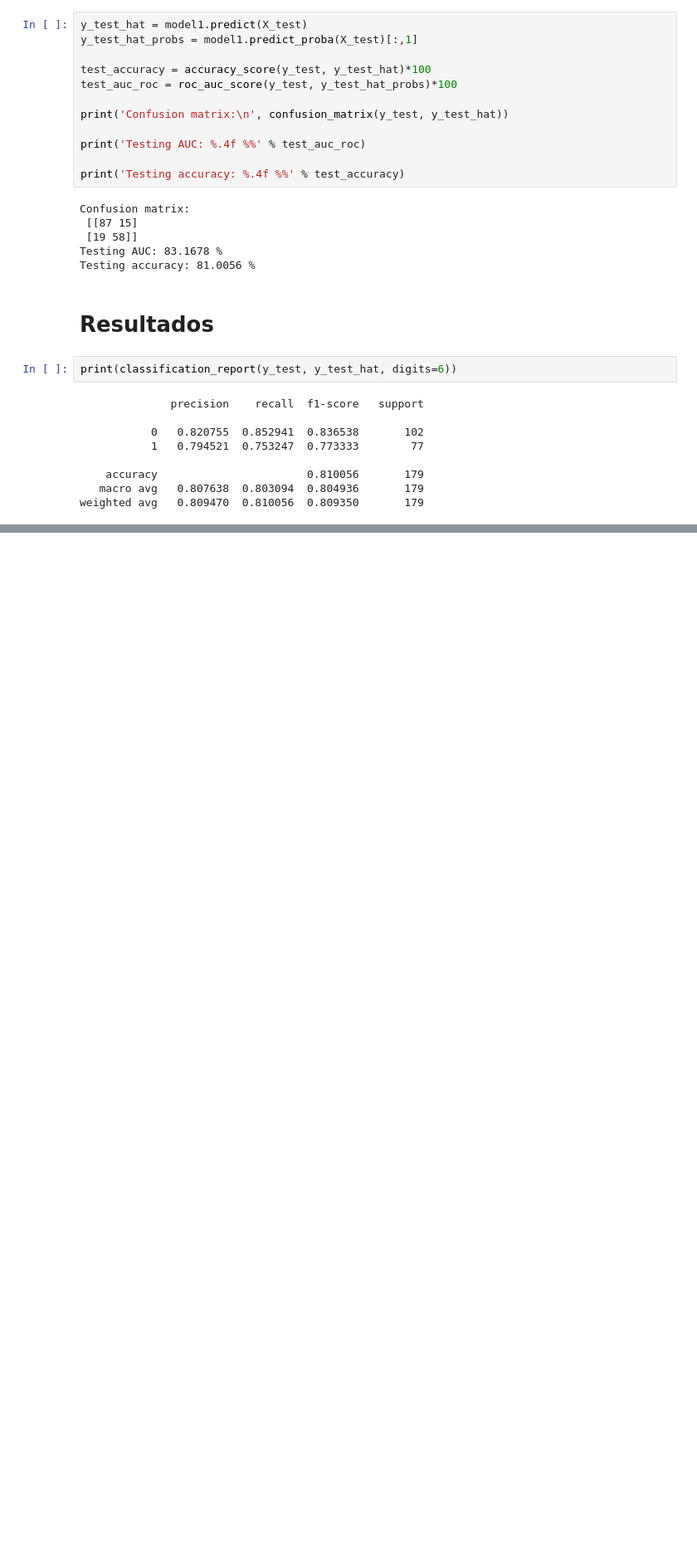
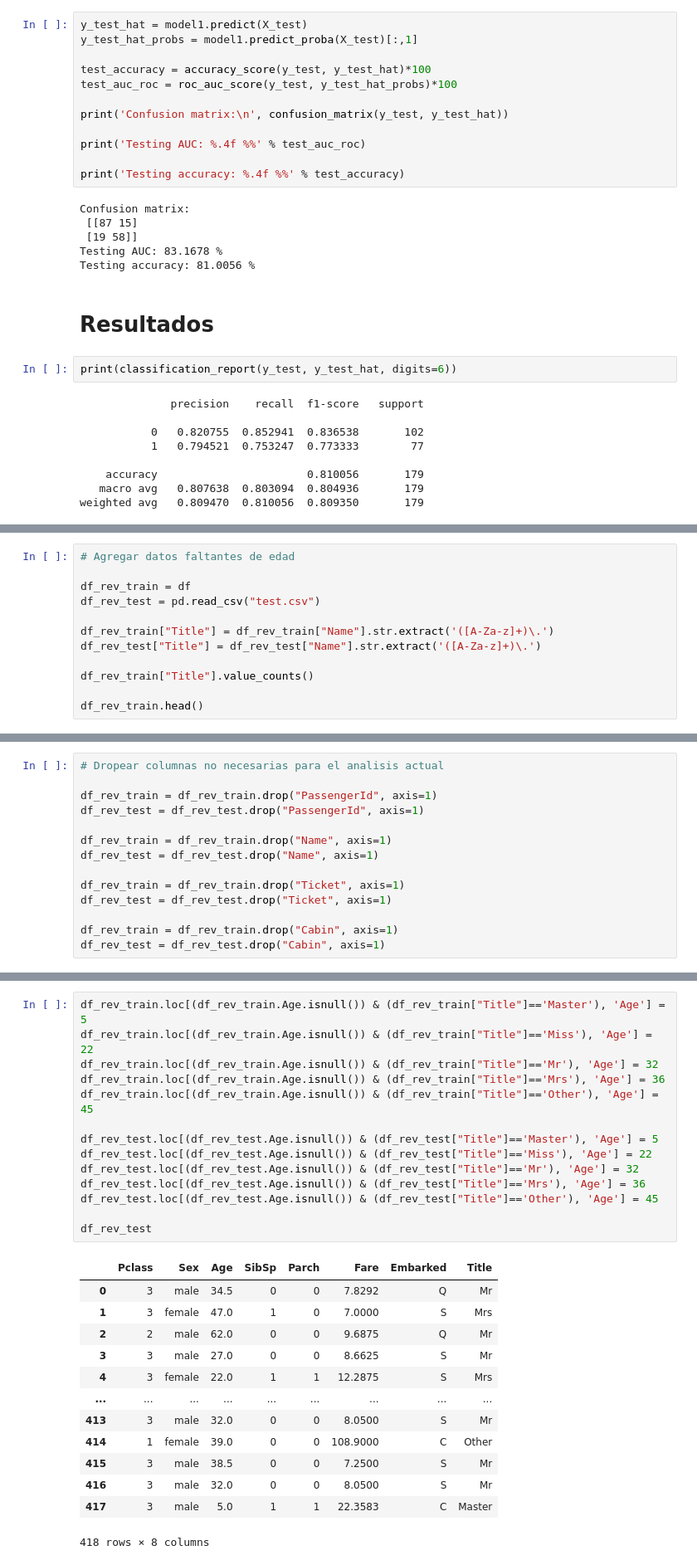
Before and after one commit to facund015/ai_avanzada_reto, a Jupyter notebook: Titanic/titanic.ipynb, the cells around one changed output, grey strips where cells are left out. Shown at 83% size. Drawn from its saved outputs; the diff is of its cells as text; blank space fills up the shorter version.

Commit message:
Prueba de relleno de datos faltantes

```diff
--- a/Titanic/titanic.ipynb
+++ b/Titanic/titanic.ipynb
@@ -301,0 +318,12 @@ weighted avg   0.809470  0.810056  0.809350       179
+# %%
+# Agregar datos faltantes de edad
+
+df_rev_train = df
+df_rev_test = pd.read_csv("test.csv")
+
+df_rev_train["Title"] = df_rev_train["Name"].str.extract('([A-Za-z]+)\.')
+df_rev_test["Title"] = df_rev_test["Name"].str.extract('([A-Za-z]+)\.')
+
+df_rev_train["Title"].value_counts()
+
+df_rev_train.head()
@@ -301,0 +364,14 @@ weighted avg   0.809470  0.810056  0.809350       179
+# %%
+# Dropear columnas no necesarias para el analisis actual
+
+df_rev_train = df_rev_train.drop("PassengerId", axis=1)
+df_rev_test = df_rev_test.drop("PassengerId", axis=1)
+
+df_rev_train = df_rev_train.drop("Name", axis=1)
+df_rev_test = df_rev_test.drop("Name", axis=1)
+
+df_rev_train = df_rev_train.drop("Ticket", axis=1)
+df_rev_test = df_rev_test.drop("Ticket", axis=1)
+
+df_rev_train = df_rev_train.drop("Cabin", axis=1)
+df_rev_test = df_rev_test.drop("Cabin", axis=1)
@@ -301,0 +389,28 @@ weighted avg   0.809470  0.810056  0.809350       179
+# %%
+df_rev_train.loc[(df_rev_train.Age.isnull()) & (df_rev_train["Title"]=='Master'), 'Age'] = 5
+df_rev_train.loc[(df_rev_train.Age.isnull()) & (df_rev_train["Title"]=='Miss'), 'Age'] = 22
+df_rev_train.loc[(df_rev_train.Age.isnull()) & (df_rev_train["Title"]=='Mr'), 'Age'] = 32
+df_rev_train.loc[(df_rev_train.Age.isnull()) & (df_rev_train["Title"]=='Mrs'), 'Age'] = 36
+df_rev_train.loc[(df_rev_train.Age.isnull()) & (df_rev_train["Title"]=='Other'), 'Age'] = 45
+
+df_rev_test.loc[(df_rev_test.Age.isnull()) & (df_rev_test["Title"]=='Master'), 'Age'] = 5
+df_rev_test.loc[(df_rev_test.Age.isnull()) & (df_rev_test["Title"]=='Miss'), 'Age'] = 22
+df_rev_test.loc[(df_rev_test.Age.isnull()) & (df_rev_test["Title"]=='Mr'), 'Age'] = 32
+df_rev_test.loc[(df_rev_test.Age.isnull()) & (df_rev_test["Title"]=='Mrs'), 'Age'] = 36
+df_rev_test.loc[(df_rev_test.Age.isnull()) & (df_rev_test["Title"]=='Other'), 'Age'] = 45
+
+df_rev_test
+# %% [output]
+|  | Pclass | Sex | Age | SibSp | Parch | Fare | Embarked | Title |
+| 0 | 3 | male | 34.5 | 0 | 0 | 7.8292 | Q | Mr |
+| 1 | 3 | female | 47.0 | 1 | 0 | 7.0000 | S | Mrs |
+| 2 | 2 | male | 62.0 | 0 | 0 | 9.6875 | Q | Mr |
+| 3 | 3 | male | 27.0 | 0 | 0 | 8.6625 | S | Mr |
+| 4 | 3 | female | 22.0 | 1 | 1 | 12.2875 | S | Mrs |
+| ... | ... | ... | ... | ... | ... | ... | ... | ... |
+| 413 | 3 | male | 32.0 | 0 | 0 | 8.0500 | S | Mr |
+| 414 | 1 | female | 39.0 | 0 | 0 | 108.9000 | C | Other |
+| 415 | 3 | male | 38.5 | 0 | 0 | 7.2500 | S | Mr |
+| 416 | 3 | male | 32.0 | 0 | 0 | 8.0500 | S | Mr |
+| 417 | 3 | male | 5.0 | 1 | 1 | 22.3583 | C | Master |
+418 rows × 8 columns
```
Also changed, not shown: parts of 9 cells of this notebook.
